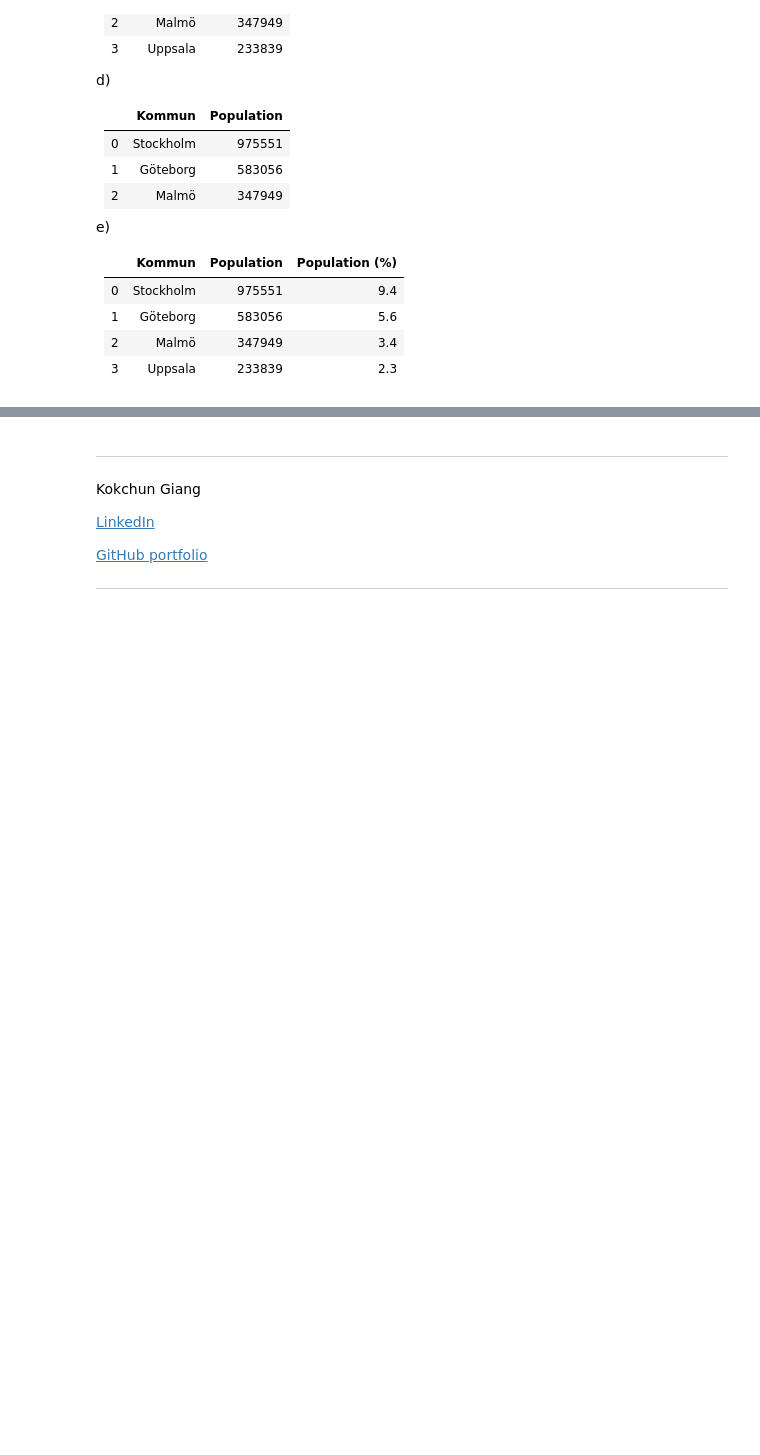
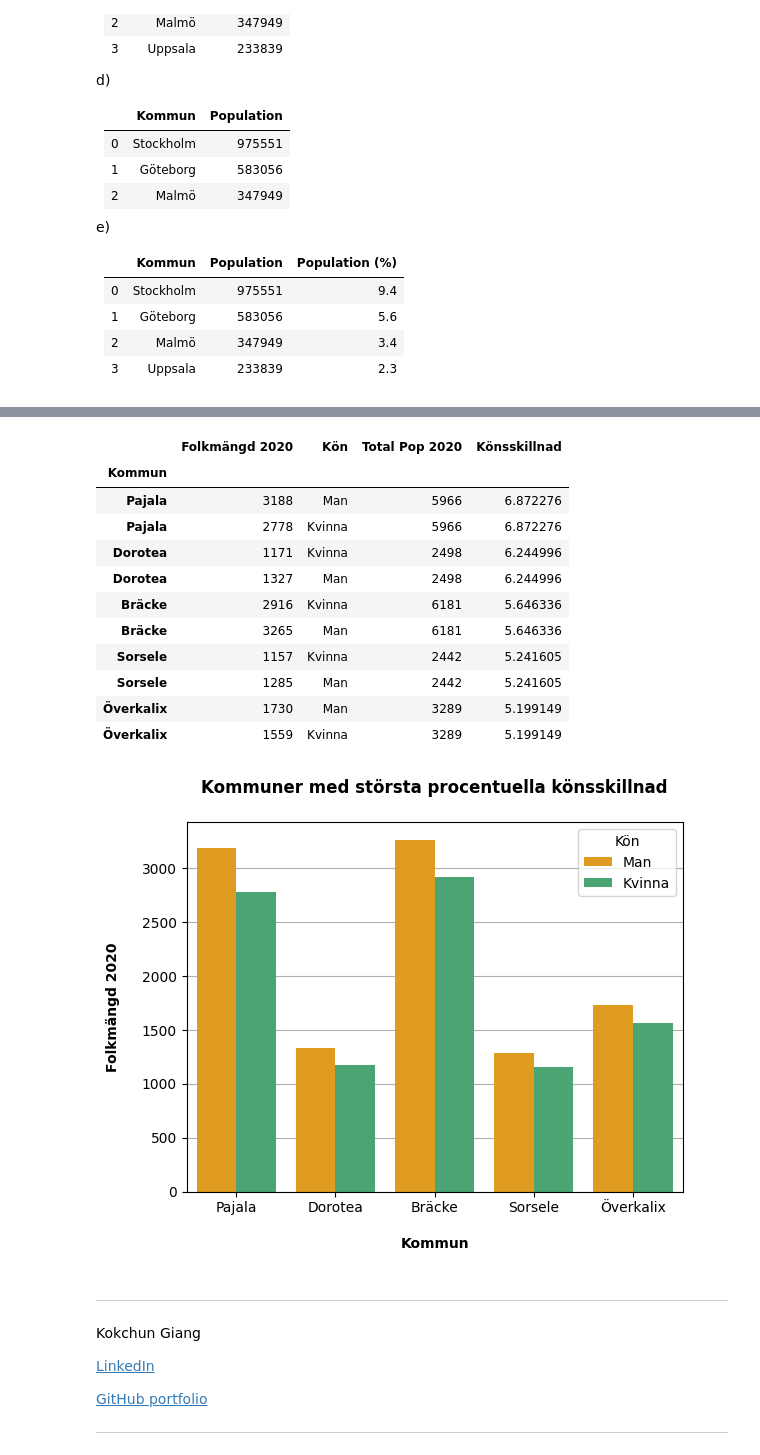
Before and after one commit to AlbotGoodman/databehandling-albot, a Jupyter notebook: Exercises/E00_pandas_basic_syntax.ipynb, the cells around one changed output, grey strips where cells are left out. Saved outputs shown, nothing was run; the diff lists cells and outputs as text; code cells hidden in the pictures; folded sections open; blank space fills up the shorter version.

```diff
--- a/Exercises/E00_pandas_basic_syntax.ipynb
+++ b/Exercises/E00_pandas_basic_syntax.ipynb
@@ -495,34 +493,49 @@ vls = gender_percentage.values
 # barplot, five largest differences between genders, 2020
 def E00_3_g(df):
     pal = {"Kvinna": "mediumseagreen", "Man": "orange"}
     sns.barplot(data=df, y="Folkmängd 2020", x="Kommun", hue="Kön", palette=pal, zorder=2)
     plt.title("Kommuner med största procentuella könsskillnad\n", fontweight="bold")
     plt.ylabel("Folkmängd 2020\n", fontweight="bold")
     plt.xlabel("\nKommun", fontweight="bold")
     plt.grid(axis="y", zorder=1)
     plt.show()
 
 
 dif = swe[["Folkmängd 2020", "Kön", "Total Pop 2020"]].sort_values(by=["Total Pop 2020", "Folkmängd 2020"], ascending=[False, False])
 dif_piv = dif.pivot_table(index="Kommun", columns="Kön", values="Folkmängd 2020")
 dif_piv["Könsskillnad"] = [(abs(np.divide((k - m), (k + m))) * 100) for k, m in zip(dif_piv["Kvinna"], dif_piv["Man"])]
 dif = dif.merge(dif_piv["Könsskillnad"], left_on="Kommun", right_index=True, how="left")
 dif_top5 = dif.sort_values(by="Könsskillnad", ascending=False).iloc[:10]
-# E00_3_g(dif_top5)
+display(dif_top5)
+E00_3_g(dif_top5)
 
 # 3.h)
 # Create a barplot showing the top 5 cities with largest populational growth from 2019 to 2020
 def E00_3_h(df):
     sns.barplot(data=df, x="Kommun", y="Total Förändring", hue="Kommun", zorder=2)
     plt.title("Kommuner med största procentuella könsskillnad\n", fontweight="bold")
     plt.ylabel("Total Förändring [%]\n", fontweight="bold")
     plt.xlabel("\nKommun", fontweight="bold")
     plt.grid(axis="y", zorder=1)
     plt.show()
 
 
 pop_gro_top5 = swe.sort_values(by="Total Förändring", ascending=False).iloc[:10]
 # E00_3_h(pop_gro_top5)
+# %% [output]
+|  | Folkmängd 2020 | Kön | Total Pop 2020 | Könsskillnad |
+| Kommun |  |  |  |  |
+| Pajala | 3188 | Man | 5966 | 6.872276 |
+| Pajala | 2778 | Kvinna | 5966 | 6.872276 |
+| Dorotea | 1171 | Kvinna | 2498 | 6.244996 |
+| Dorotea | 1327 | Man | 2498 | 6.244996 |
+| Bräcke | 2916 | Kvinna | 6181 | 5.646336 |
+| Bräcke | 3265 | Man | 6181 | 5.646336 |
+| Sorsele | 1157 | Kvinna | 2442 | 5.241605 |
+| Sorsele | 1285 | Man | 2442 | 5.241605 |
+| Överkalix | 1730 | Man | 3289 | 5.199149 |
+| Överkalix | 1559 | Kvinna | 3289 | 5.199149 |
+[figure, added]
 # %% [markdown]
 ---
 
```
Also changed, not shown: parts of 1 cell of this notebook, 1 other file.
